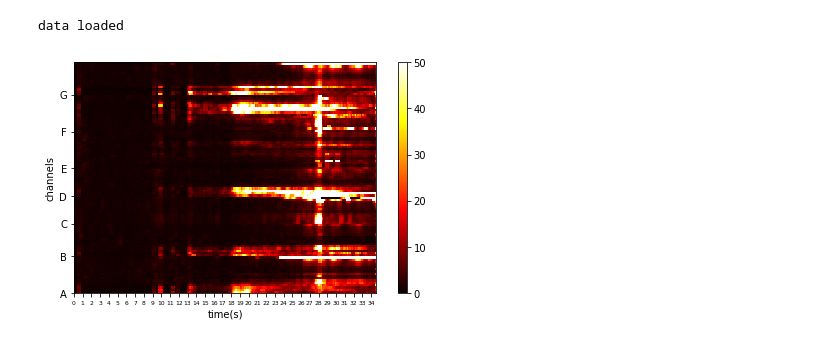
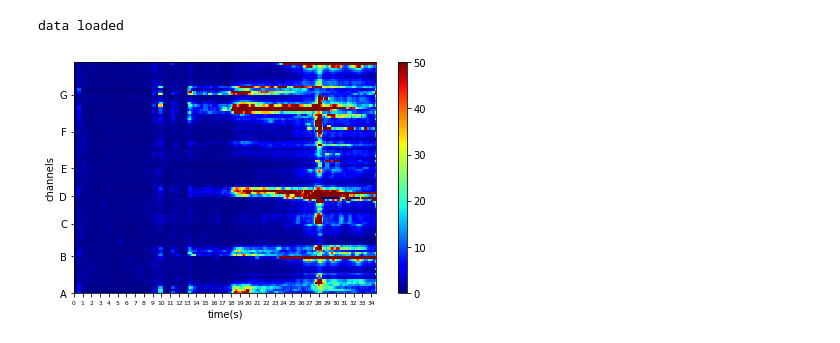
Before and after one commit to HongLabTHU/Full-band-EZ, a Jupyter notebook: main_fig.ipynb, the cells around one changed output. Saved outputs shown, nothing was run; the diff lists cells and outputs as text; code cells hidden in the pictures.

```diff
--- a/main_fig.ipynb
+++ b/main_fig.ipynb
@@ -62,36 +64,38 @@ def refresh_electrodes_info(chans_list):
     return elecs_info, chs_info
 # %%
 # hfer plot function
+# The x-axis represents time, the y-axis represents channel and the color represents the normalized band-pass energy
+# correspond to the 'Normalized High-frequency Energy' in Figure 1
 def hfer_plot_func(data):
     modified_mat_data = data['modified_mat_data']
     fs = data['fs']
     chans_list = data['chans_list']
     # hfer computation
     filted_data = filter_data(modified_mat_data, fs, 60, 140)
     target_data, baseline_data = cut_data(filted_data)
     norm_target, norm_base = ei.compute_hfer(target_data, baseline_data, fs)
     # plot hfer
     elecs_info, chs_info = refresh_electrodes_info(chans_list)
     elec_labels = [x[0] for x in elecs_info]
     elec_nums = [int(x[1]) for x in elecs_info]
     hfer_fig = plt.figure('hfer')
     hfer_ax = hfer_fig.add_axes([0.1, 0.1, 0.7, 0.8])
     tmp_x, tmp_y = np.meshgrid(np.arange(norm_target.shape[1] + 1), np.arange(norm_target.shape[0] + 1))
-    surf = hfer_ax.pcolormesh(tmp_x, tmp_y, norm_target, cmap=plt.cm.hot, vmax=50, vmin=0)
+    surf = hfer_ax.pcolormesh(tmp_x, tmp_y, norm_target, cmap=plt.cm.jet, vmax=50, vmin=0)
     hfer_ax.set_xticks(np.arange(0, norm_target.shape[1], 2000))
     hfer_ax.set_xticklabels(np.rint(np.arange(0, norm_target.shape[1],2000) / float(fs)).astype(np.int16), fontsize=6)
     hfer_ax.set_xlabel('time(s)')
     hfer_ax.set_ylabel('channels')
     color_cums = np.cumsum(elec_nums)
     tmp_color_cums = np.concatenate([np.array([0]), color_cums])
     y_ticks = [tmp_color_cums[i - 1] for i in range(1, len(tmp_color_cums))]
     hfer_ax.set_yticks(y_ticks)
     hfer_ax.set_yticklabels(elec_labels)
     color_bar_ax = hfer_fig.add_axes([0.85, 0.1, 0.02, 0.8])
     plt.colorbar(surf, cax=color_bar_ax, orientation='vertical')
     plt.show()
 
 hfer_plot_func(data)
 # %% [output]
-[figure, old version]
+[figure, new version]
 # %%
```
Also changed, not shown: parts of 4 cells of this notebook, 1 other file.
